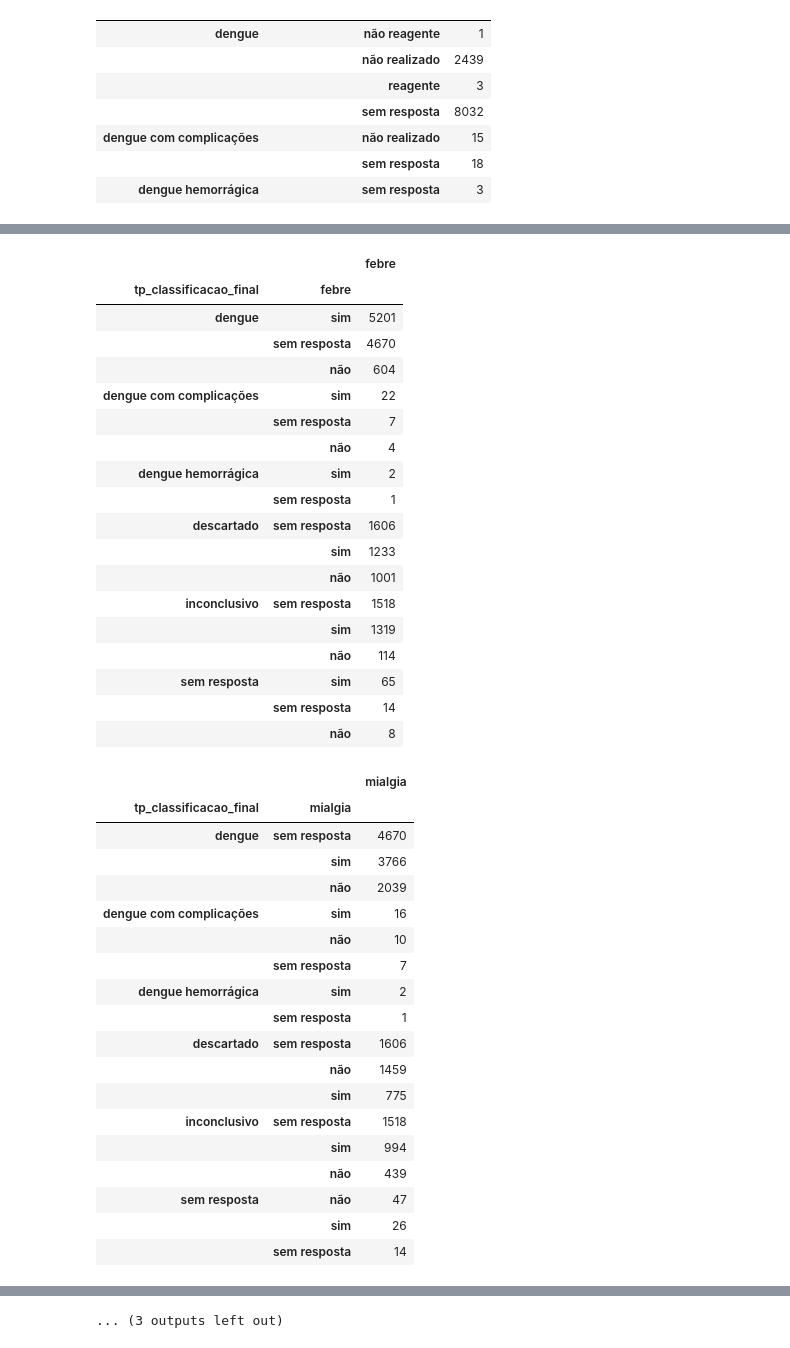
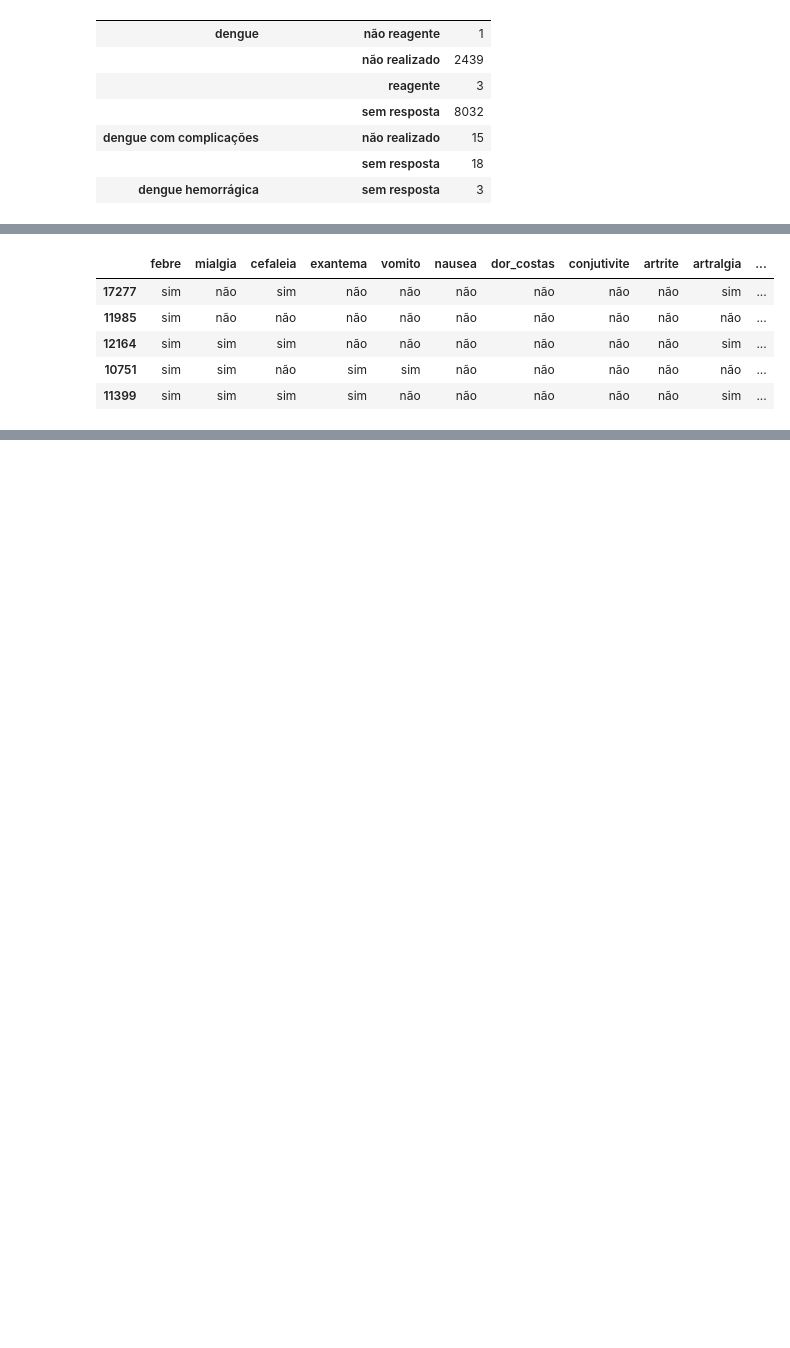
Before and after one commit to if1015-datascience-ufpe/2018-1-projeto-apt, a Jupyter notebook: dengue.ipynb, the cells around one changed output, grey strips where cells are left out. Cells and saved outputs as stored; diff of their text form; code cells hidden in the pictures; blank space fills up the shorter version.

Commit message:
Show symptoms per classification

```diff
--- a/dengue.ipynb
+++ b/dengue.ipynb
@@ -325,48 +325,27 @@ hv.DynamicMap(
 # %% [output]
 [interactive output not drawn]
 # %%
+%%opts Bars [width=700 height=500 xrotation=90 tools=['hover'] show_legend=False]
+
 symptoms = [
     'febre', 'mialgia', 'cefaleia', 'exantema', 'vomito', 'nausea', 'dor_costas', 'conjutivite', 'artrite',
     'artralgia', 'petequia_n', 'leucopenia', 'laco', 'dor_retro'
 ]
 symptoms_df = df[[*symptoms, 'tp_classificacao_final']]
-[display(symptoms_df.groupby('tp_classificacao_final')[s].value_counts().to_frame()) for s in symptoms]
+symptoms_df = symptoms_df[symptoms_df['febre'] != 'sem resposta']
+
+display(symptoms_df.sample(5))
+
+def compute_symptoms_chart(symptom):
+    return hv.Bars(symptoms_df.groupby(['tp_classificacao_final', symptom]).size()\
+        .groupby(level=0).apply(lambda s: s / s.sum()).rename('ratio').to_frame())
+
+# Dynamic map was getting buggy
+hv.HoloMap({s: compute_symptoms_chart(s) for s in symptoms}, kdims='Sintoma')
 # %% [output]
-|  |  | febre |
-| tp_classificacao_final | febre |  |
-| dengue | sim | 5201 |
-|  | sem resposta | 4670 |
-|  | não | 604 |
-| dengue com complicações | sim | 22 |
-|  | sem resposta | 7 |
-|  | não | 4 |
-| dengue hemorrágica | sim | 2 |
-|  | sem resposta | 1 |
-| descartado | sem resposta | 1606 |
-|  | sim | 1233 |
-|  | não | 1001 |
-| inconclusivo | sem resposta | 1518 |
-|  | sim | 1319 |
-|  | não | 114 |
-| sem resposta | sim | 65 |
-|  | sem resposta | 14 |
-|  | não | 8 |
+|  | febre | mialgia | cefaleia | exantema | vomito | nausea | dor_costas | conjutivite | artrite | artralgia | ... |
+| 17277 | sim | não | sim | não | não | não | não | não | não | sim | ... |
+| 11985 | sim | não | não | não | não | não | não | não | não | não | ... |
+| 12164 | sim | sim | sim | não | não | não | não | não | não | sim | ... |
+| 10751 | sim | sim | não | sim | sim | não | não | não | não | não | ... |
+| 11399 | sim | sim | sim | sim | não | não | não | não | não | sim | ... |
-|  |  | mialgia |
-| tp_classificacao_final | mialgia |  |
-| dengue | sem resposta | 4670 |
-|  | sim | 3766 |
-|  | não | 2039 |
-| dengue com complicações | sim | 16 |
-|  | não | 10 |
-|  | sem resposta | 7 |
-| dengue hemorrágica | sim | 2 |
-|  | sem resposta | 1 |
-| descartado | sem resposta | 1606 |
-|  | não | 1459 |
-|  | sim | 775 |
-| inconclusivo | sem resposta | 1518 |
-|  | sim | 994 |
-|  | não | 439 |
-| sem resposta | não | 47 |
-|  | sim | 26 |
-|  | sem resposta | 14 |
@@ -556 +351,0 @@ symptoms_df = df[[*symptoms, 'tp_classificacao_final']]
-... (3 outputs left out)
```
Also changed, not shown: parts of 2 cells of this notebook.
